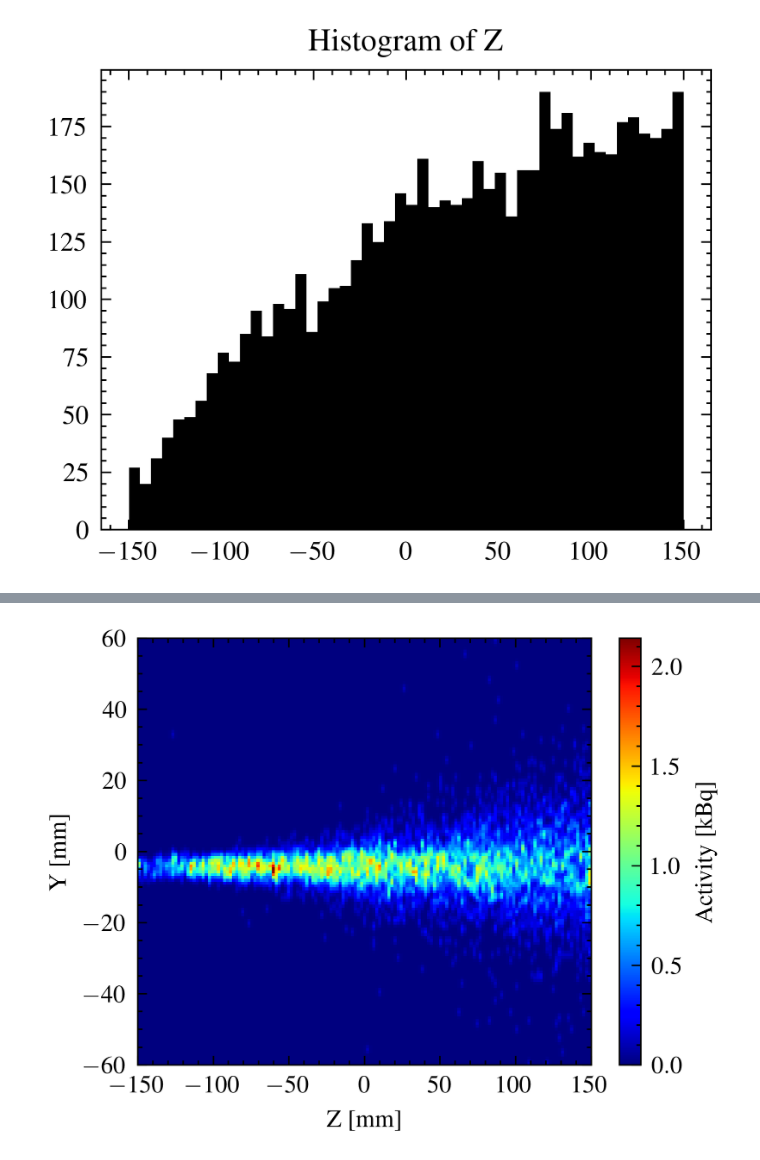
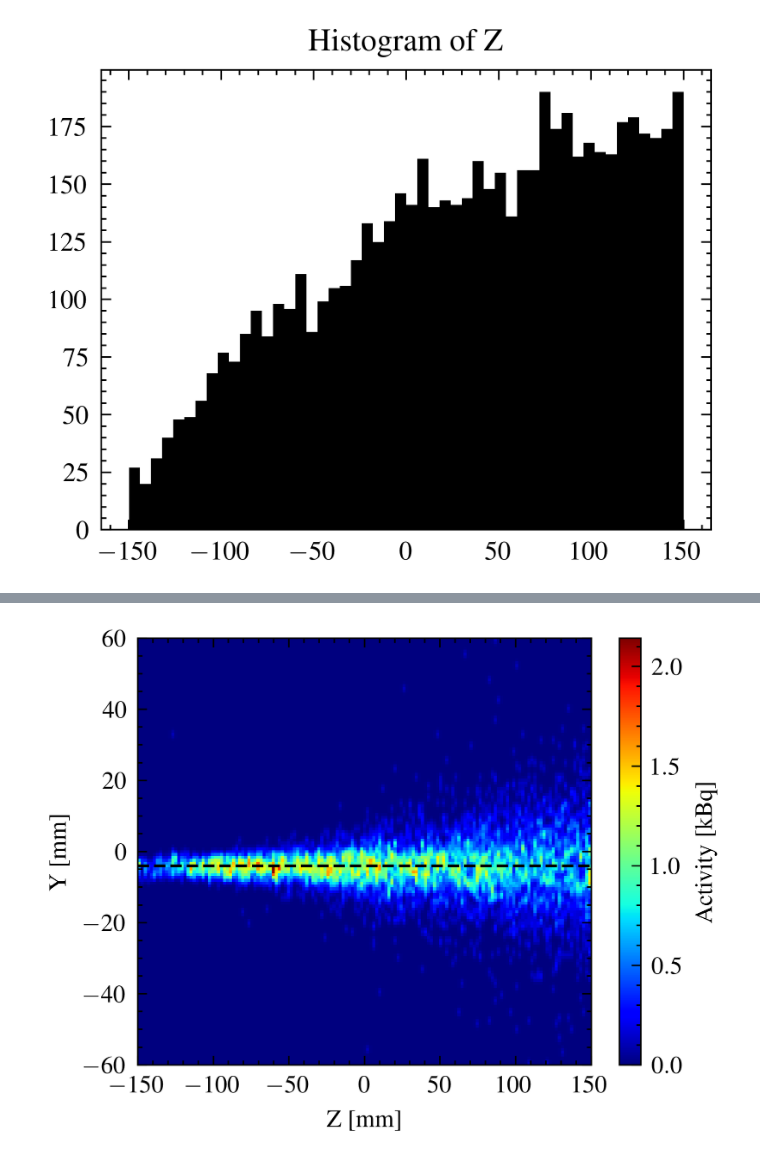
Before and after one commit to francescouni0/VHEE_monitor, a Jupyter notebook: Radionucl.ipynb, the cells around one changed output, grey strips where cells are left out. Saved outputs shown, nothing was run; the diff lists cells and outputs as text; code cells hidden in the pictures.

```diff
--- a/Radionucl.ipynb
+++ b/Radionucl.ipynb
@@ -139,11 +130,12 @@ hist_smoothed = np.tensordot(hist, gaussian_kernel, axes=([0, 1], [2, 3]))
 # %%
 # Plot the smoothed 2D histogram
 hist_smoothed1 = (hist_smoothed *0.34) #kBq per 10^11
 plt.imshow(hist_smoothed1.T, origin='lower', aspect='auto', cmap='jet', extent=(-150, 150,-60, 60))
+plt.axhline(y=-4, color='black', linestyle='--')
 plt.colorbar(label='Activity [kBq]')
 plt.xlabel('Z [mm]')
 plt.ylabel('Y [mm]')
 plt.show()
 # %% [output]
-[figure, old version]
+[figure, new version]
 # %%
```
Also changed, not shown: parts of 8 cells of this notebook, 2 other files.
